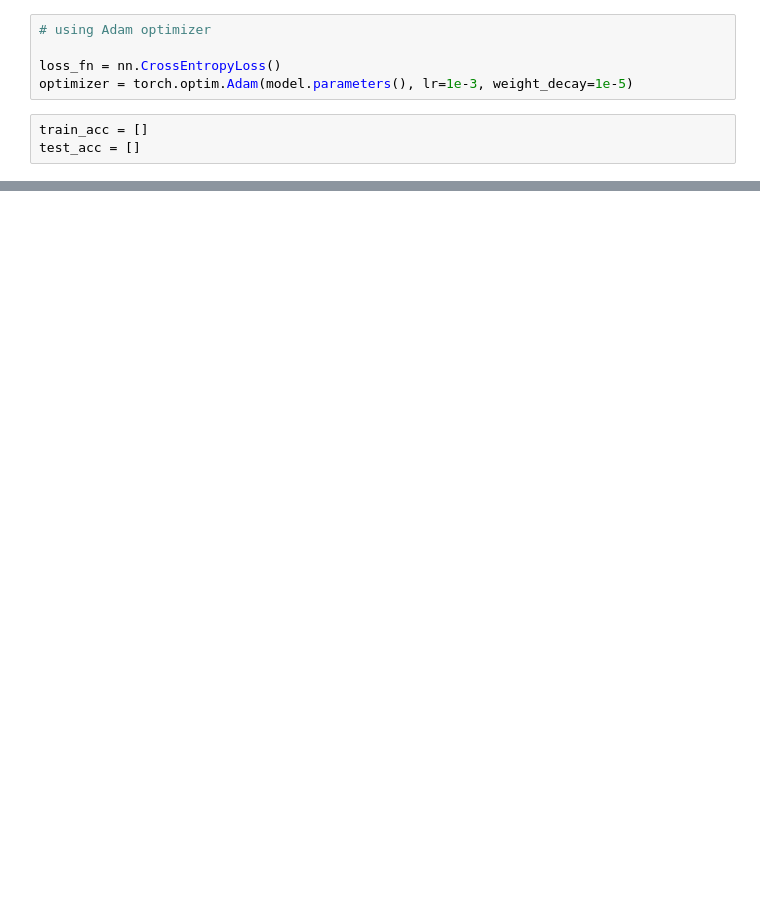
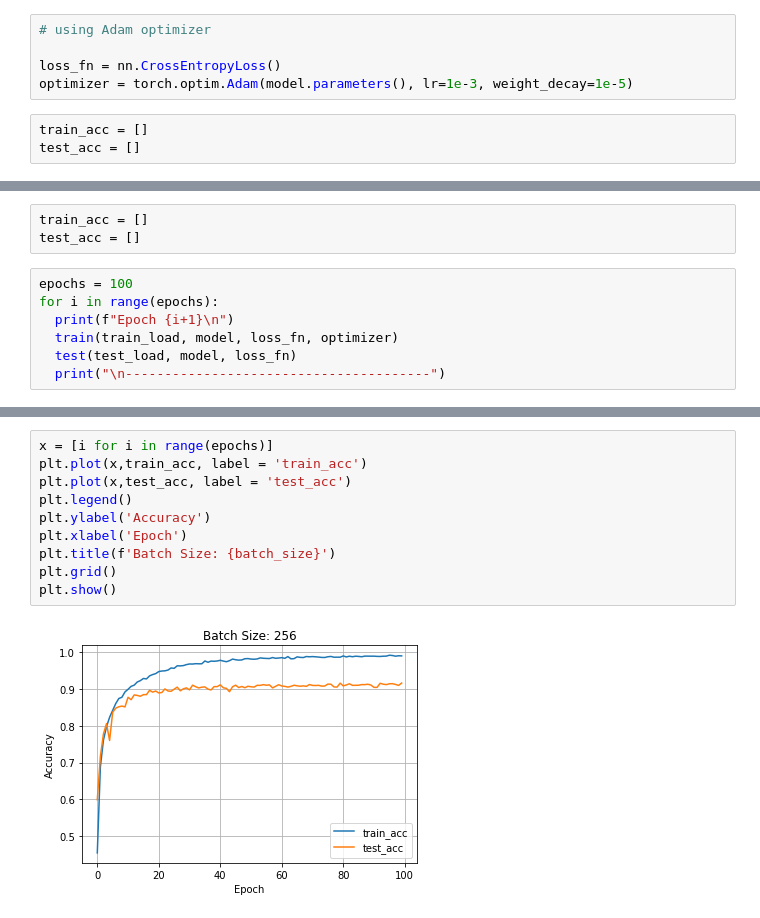
Before and after one commit to ZhuoXu-CSE/Deep-Learning-Mini-Project, a Jupyter notebook: ResNet_9_128.ipynb, the cells around one changed output, grey strips where cells are left out. Cells and saved outputs as stored; diff of their text form; blank space fills up the shorter version.

```diff
--- a/ResNet_9_128.ipynb
+++ b/ResNet_9_128.ipynb
@@ -249,0 +252,10 @@ plt.show()
+# %%
+train_acc = []
+test_acc = []
+# %%
+epochs = 100
+for i in range(epochs):
+  print(f"Epoch {i+1}\n")
+  train(train_load, model, loss_fn, optimizer)
+  test(test_load, model, loss_fn)
+  print("\n---------------------------------------")
@@ -249,0 +280,12 @@ plt.show()
+# %%
+x = [i for i in range(epochs)]
+plt.plot(x,train_acc, label = 'train_acc')
+plt.plot(x,test_acc, label = 'test_acc')
+plt.legend()
+plt.ylabel('Accuracy')
+plt.xlabel('Epoch')
+plt.title(f'Batch Size: {batch_size}')
+plt.grid()
+plt.show()
+# %% [output]
+[figure, added]
```
Also changed, not shown: parts of 9 cells of this notebook.
